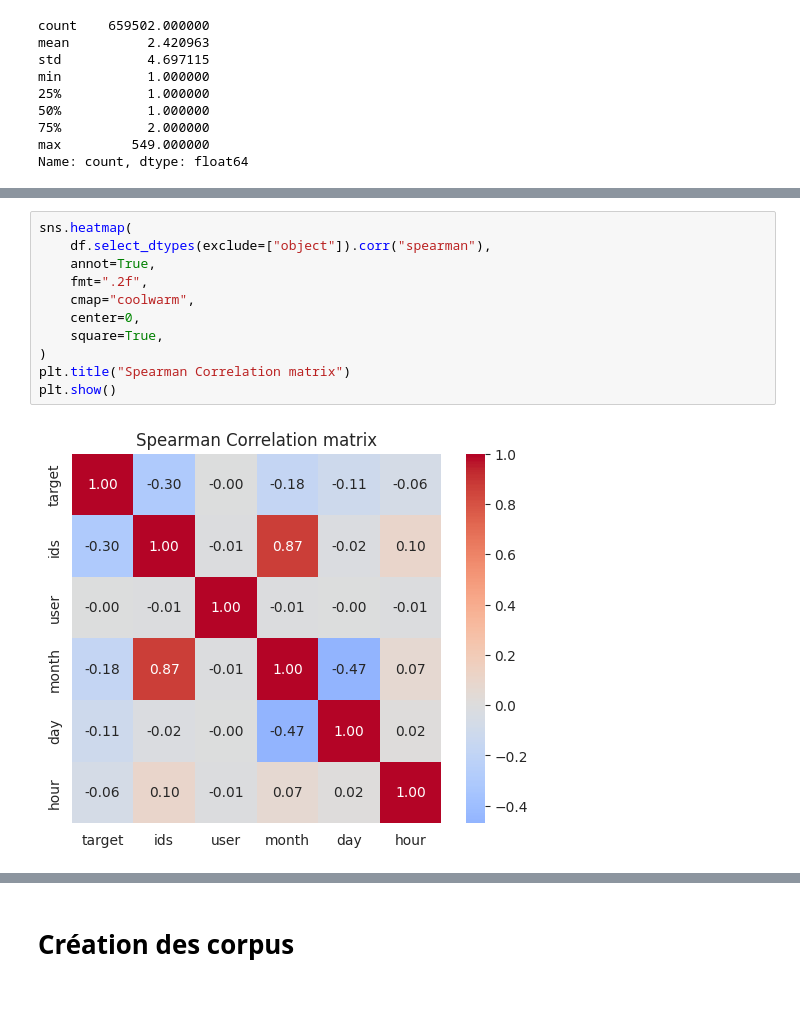
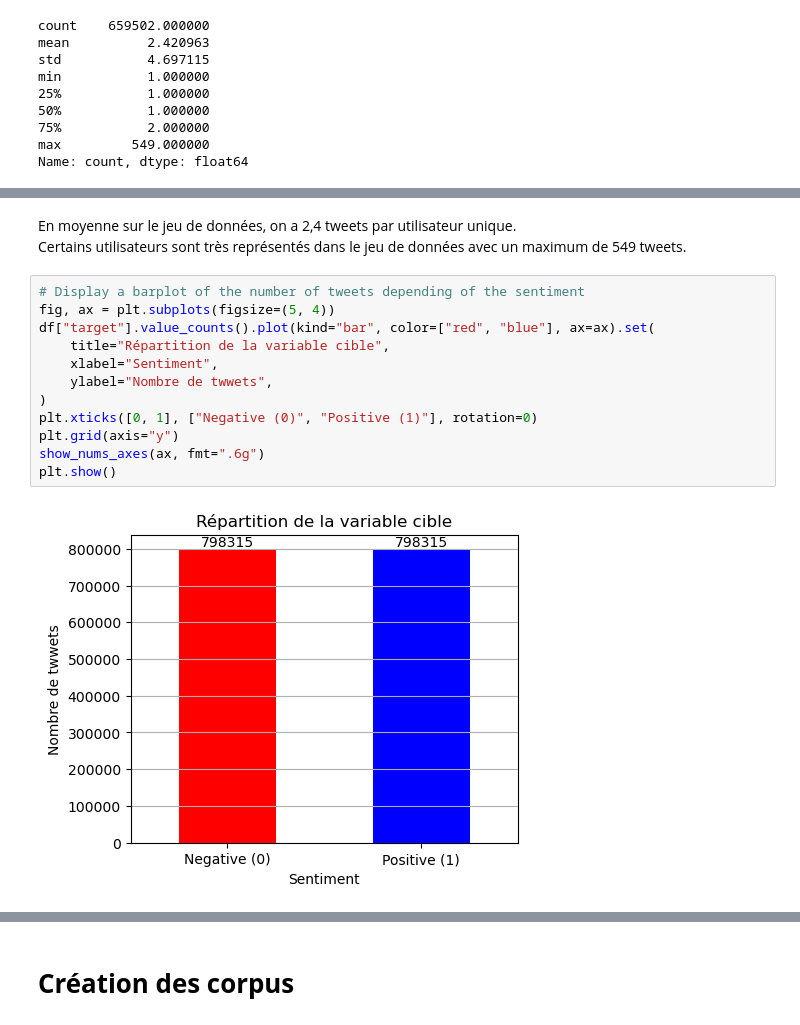
Before and after one commit to Hedredo/oc_p7, a Jupyter notebook: notebooks/exploration.ipynb, the cells around one changed output, grey strips where cells are left out. Saved outputs shown, nothing was run; the diff lists cells and outputs as text; blank space fills up the shorter version.

```diff
--- a/notebooks/exploration.ipynb
+++ b/notebooks/exploration.ipynb
@@ -234,13 +271,17 @@ with sns.axes_style("darkgrid"):
-# %%
-sns.heatmap(
-    df.select_dtypes(exclude=["object"]).corr("spearman"),
-    annot=True,
-    fmt=".2f",
-    cmap="coolwarm",
-    center=0,
-    square=True,
-)
-plt.title("Spearman Correlation matrix")
-plt.show()
-# %% [output]
-[figure, removed]
+# %% [markdown]
+En moyenne sur le jeu de données, on a 2,4 tweets par utilisateur unique.<br>
+Certains utilisateurs sont très représentés dans le jeu de données avec un maximum de 549 tweets.
+# %%
+# Display a barplot of the number of tweets depending of the sentiment
+fig, ax = plt.subplots(figsize=(5, 4))
+df["target"].value_counts().plot(kind="bar", color=["red", "blue"], ax=ax).set(
+    title="Répartition de la variable cible",
+    xlabel="Sentiment",
+    ylabel="Nombre de twwets",
+)
+plt.xticks([0, 1], ["Negative (0)", "Positive (1)"], rotation=0)
+plt.grid(axis="y")
+show_nums_axes(ax, fmt=".6g")
+plt.show()
+# %% [output]
+[figure, added]
```
Also changed, not shown: parts of 72 cells of this notebook, 9 other files.
